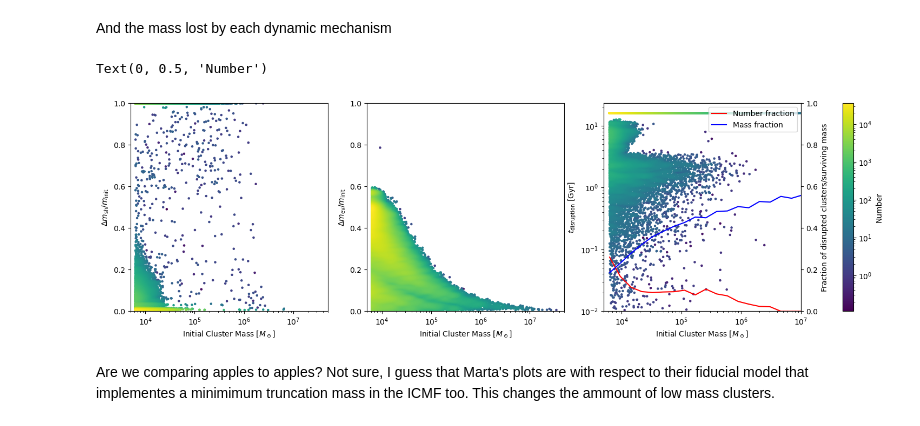
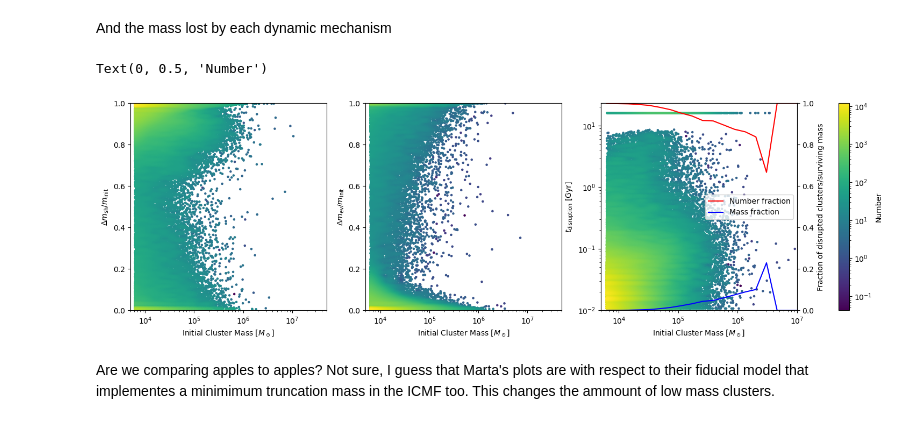
Before and after one commit to pablocoque/post_process_routines, a Jupyter notebook: mass_functions_compare.ipynb, the cells around one changed output. Saved outputs shown, nothing was run; the diff lists cells and outputs as text; code cells hidden in the pictures.

```diff
--- a/mass_functions_compare.ipynb
+++ b/mass_functions_compare.ipynb
@@ -80,9 +88,9 @@ N = 5963
 # %%
 fig = plt.figure()
 ax = fig.add_subplot(111)
-pynbody.plot.sph.image(h[0].g, qty='rho', units='Msol kpc^-2', width=40, cmap=cm.Greys, log=True, vmin=1e6, vmax=1e8, subplot=ax)
-mask_mainhalo = (h[0].s['NumberOfClusters'] > 0) * (np.abs(h[0].s['x']) < 50) * (np.abs(h[0].s['y']) < 50) * (h[0].s['age'].in_units('Gyr') > 10)
-cb = ax.scatter(h[0].s[mask_mainhalo]['x'], h[0].s[mask_mainhalo]['y'], c=h[0].s['MassFractionInClusters'][mask_mainhalo]*h[0].s['mass'][mask_mainhalo], s=3, norm='log')
+pynbody.plot.sph.image(s.g, qty='rho', units='Msol kpc^-2', width=40, cmap=cm.Greys, log=True, vmin=1e6, vmax=1e8, subplot=ax)
+mask_mainhalo = (s.s['NumberOfClusters'] > 0) * (np.abs(s.s['x']) < 50) * (np.abs(s.s['y']) < 50) * (s.s['age'].in_units('Gyr') > 1)
+cb = ax.scatter(s.s[mask_mainhalo]['x'], s.s[mask_mainhalo]['y'], c=s.s['MassFractionInClusters'][mask_mainhalo]*s.s['mass'][mask_mainhalo], s=3, norm='log')
 ax.set(xlim=(-20,20), ylim=(-20,20))
 cbar = fig.colorbar(cb, ax=ax).set_label(r'Mass In Clusters/$M_\odot$')
 # %% [output]
@@ -92,14 +100,14 @@ Now, let's retrieve the birthtime, disruption time and age of the clusters. The
 # %%
 clusters_birthtime = []
 clusters_age = []
-for i, nclt in enumerate(h[0].s['InitialNumberOfClusters'][mask_clusters_initial]):
-  clusters_birthtime.append(np.ones(nclt) * h[0].s['tform'].in_units('Gyr')[mask_clusters_initial][i])
-  clusters_age.append(np.ones(nclt) * h[0].s['age'].in_units('Gyr')[mask_clusters_initial][i])
+for i, nclt in enumerate(s.s['InitialNumberOfClusters'][mask_clusters_initial]):
+  clusters_birthtime.append(np.ones(nclt) * s.s['tform'].in_units('Gyr')[mask_clusters_initial][i])
+  clusters_age.append(np.ones(nclt) * s.s['age'].in_units('Gyr')[mask_clusters_initial][i])
 
 clusters_birthtime = np.concatenate(clusters_birthtime)
 clusters_age = np.concatenate(clusters_age)
 # %%
-clusters_disruptiontime = h[0].s['DisruptionTime'][mask_clusters_initial].flatten()
+clusters_disruptiontime = s.s['DisruptionTime'][mask_clusters_initial].flatten()
 clusters_disruptiontime = clusters_disruptiontime[not_empty_clusters]
 disruption_gyr = np.nan_to_num(pynbody.analysis.cosmology.age(s,z = 1./clusters_disruptiontime - 1.), nan=0.)
 # %% [markdown]
@@ -195,7 +203,7 @@ Define the age masks
 # %%
 young_mask = (clusters_age<0.5)
 old_mask = (clusters_age>4)
-veryold_mask = (clusters_age>10)
+veryold_mask = (clusters_age>6)
 # %% [markdown]
 Compare mass functions
 # %%
@@ -318,27 +326,27 @@ mshminit = masslostshock/init_cluster_masses
 mshminit[(mshminit>1)] = 1
 # %%
 fig, ax = plt.subplots(1, 3, figsize=(20,5))
-ax[0], cb = density_scatter(init_cluster_masses, mshminit, ax=ax[0],bins=[marray_icmf, np.linspace(0,1.1,100)], edgecolors='face', s=5)
+ax[0], cb = density_scatter(init_cluster_masses[veryold_mask], mshminit[veryold_mask], ax=ax[0],bins=[marray_icmf, np.linspace(0,1.1,100)], edgecolors='face', s=5)
 ax[0].set(xscale='log', xlim=(5e3, 5e7), ylim=(0,1), xlabel=r'$\rm{Initial}$ $\rm{Cluster}$ $\rm{Mass}$ [$M_\odot$]', ylabel=r'$\Delta m_{\rm{sh}}/m_{\rm{init}}$')
 
-ax[1], cb = density_scatter(init_cluster_masses, mevminit, ax=ax[1],bins=[marray_icmf, np.linspace(0,1.1,100)], edgecolors='face', s=5)
+ax[1], cb = density_scatter(init_cluster_masses[veryold_mask], mevminit[veryold_mask], ax=ax[1],bins=[marray_icmf, np.linspace(0,1.1,100)], edgecolors='face', s=5)
 ax[1].set(xscale='log', xlim=(5e3, 5e7), ylim=(0,1), xlabel=r'$\rm{Initial}$ $\rm{Cluster}$ $\rm{Mass}$ [$M_\odot$]', ylabel=r'$\Delta m_{\rm{ev}}/m_{\rm{init}}$')
 
-ax[2], cb = density_scatter(init_cluster_masses, lifetime_gyr, ax=ax[2], bins=[marray_icmf, np.logspace(-2,1.5,100)], edgecolors='face', s=5)
+ax[2], cb = density_scatter(init_cluster_masses[veryold_mask], lifetime_gyr[veryold_mask], ax=ax[2], bins=[marray_icmf, np.logspace(-2,1.5,100)], edgecolors='face', s=5)
 ax[2].set(xscale='log', yscale='log', xlim=(5e3, 1e7), ylim=(1e-2, 2.3e1))
 ax[2].set(xlabel=r'$\rm{Initial}$ $\rm{Cluster}$ $\rm{Mass}$ [$M_\odot$]', ylabel=r'$t_{\rm{disruption}}$ [$\rm{Gyr}$]')
 ax2 = ax[2].twinx()
 ax2.plot((marray_icmf[:-1] + marray_icmf[1:])/2, fraction, color='r', label='Number fraction')
 ax2.plot((marray_icmf[:-1] + marray_icmf[1:])/2, massfraction, color='b', label='Mass fraction')
 ax2.set_ylim(0, 1)
 ax2.set_ylabel('Fraction of disrupted clusters/surviving mass')
 ax2.legend()
 cbar = fig.colorbar(cb, ax=ax)
 cbar.ax.set_ylabel('Number')
 
 # plt.savefig('lostmass_old.pdf')
 # %% [output]
 Text(0, 0.5, 'Number')
-[figure, old version]
+[figure, new version]
 # %% [markdown]
 Are we comparing apples to apples? Not sure, I guess that Marta's plots are with respect to their fiducial model that implementes a minimimum truncation mass in the ICMF too. This changes the ammount of low mass clusters.
```
Also changed, not shown: parts of 14 cells of this notebook, 3 other files.
